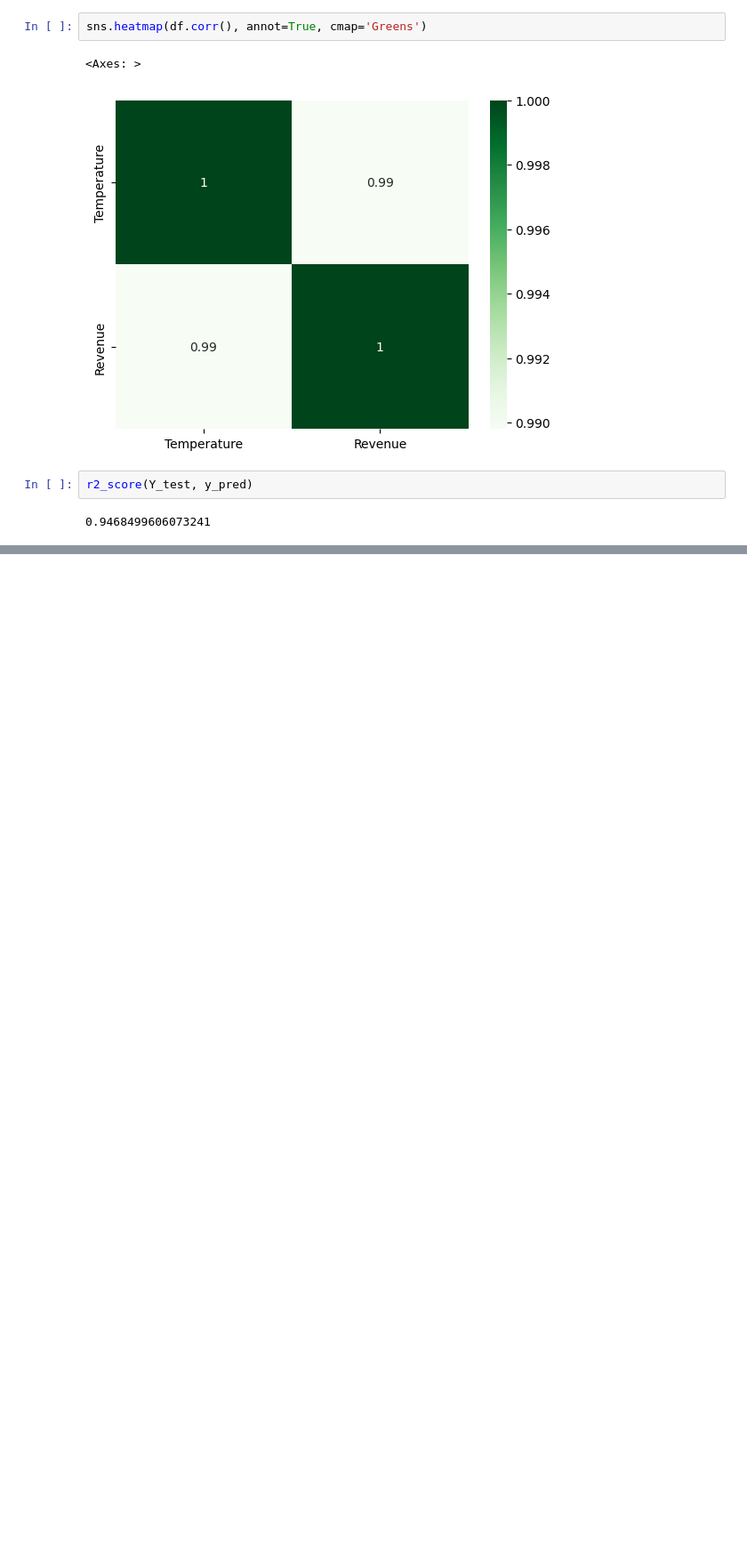
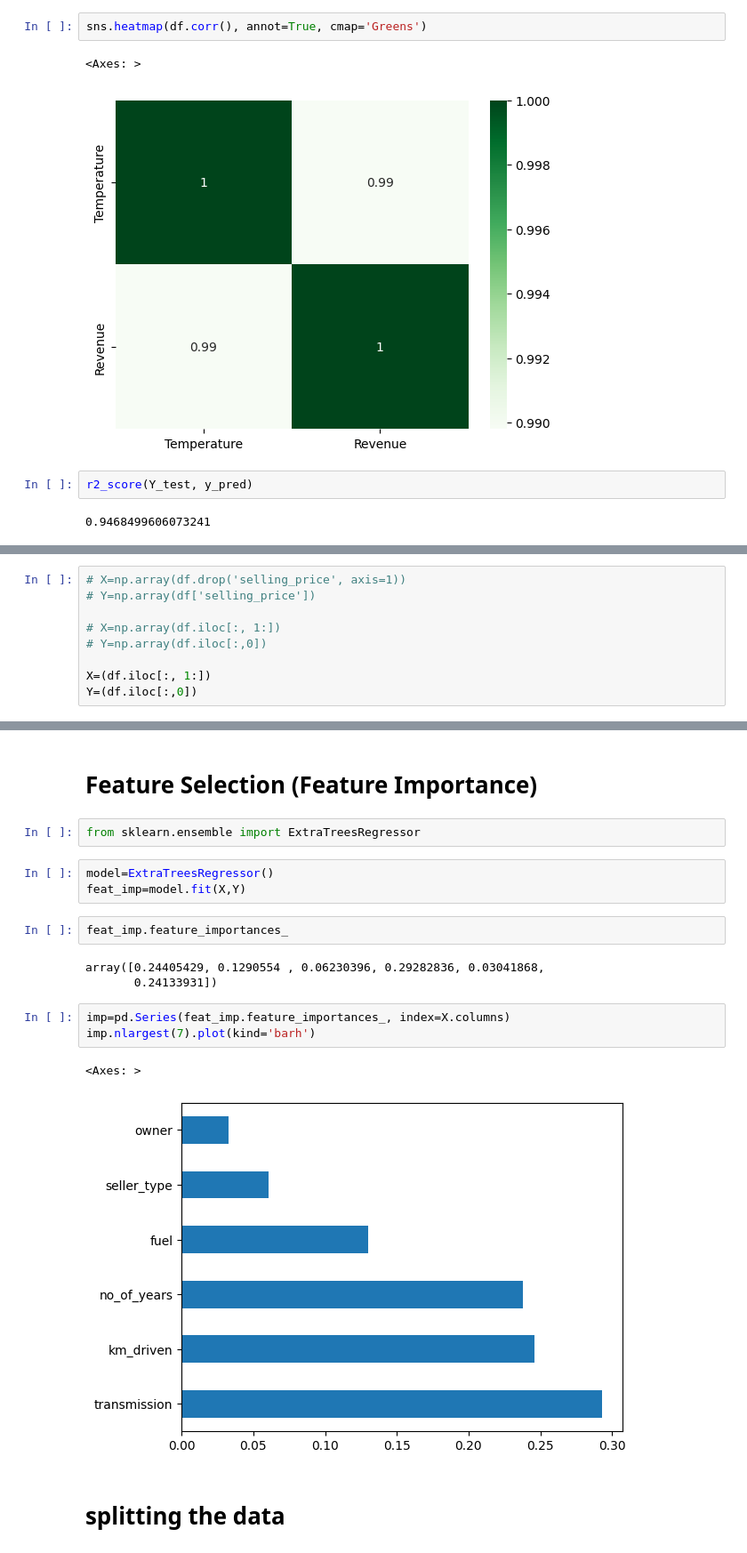
Before and after one commit to sujataprasad01/ML-Random-Forest-Regression, a Jupyter notebook: Random_Forest_Regression.ipynb, the cells around one changed output, grey strips where cells are left out. Shown: that part at 89% size. Saved outputs shown, nothing was run; the diff lists cells and outputs as text; blank space fills up the shorter version.

```diff
--- a/Random_Forest_Regression.ipynb
+++ b/Random_Forest_Regression.ipynb
@@ -93,0 +217,9 @@ r2_score(Y_test, y_pred)
+# %%
+# X=np.array(df.drop('selling_price', axis=1))
+# Y=np.array(df['selling_price'])
+
+# X=np.array(df.iloc[:, 1:])
+# Y=np.array(df.iloc[:,0])
+
+X=(df.iloc[:, 1:])
+Y=(df.iloc[:,0])
@@ -93,0 +236,20 @@ r2_score(Y_test, y_pred)
+# %% [markdown]
+# Feature Selection (Feature Importance)
+# %%
+from sklearn.ensemble import ExtraTreesRegressor
+# %%
+model=ExtraTreesRegressor()
+feat_imp=model.fit(X,Y)
+# %%
+feat_imp.feature_importances_
+# %% [output]
+array([0.24405429, 0.1290554 , 0.06230396, 0.29282836, 0.03041868,
+       0.24133931])
+# %%
+imp=pd.Series(feat_imp.feature_importances_, index=X.columns)
+imp.nlargest(7).plot(kind='barh')
+# %% [output]
+<Axes: >
+[figure, added]
+# %% [markdown]
+# splitting the data
```
Also changed, not shown: parts of 19 cells of this notebook.
